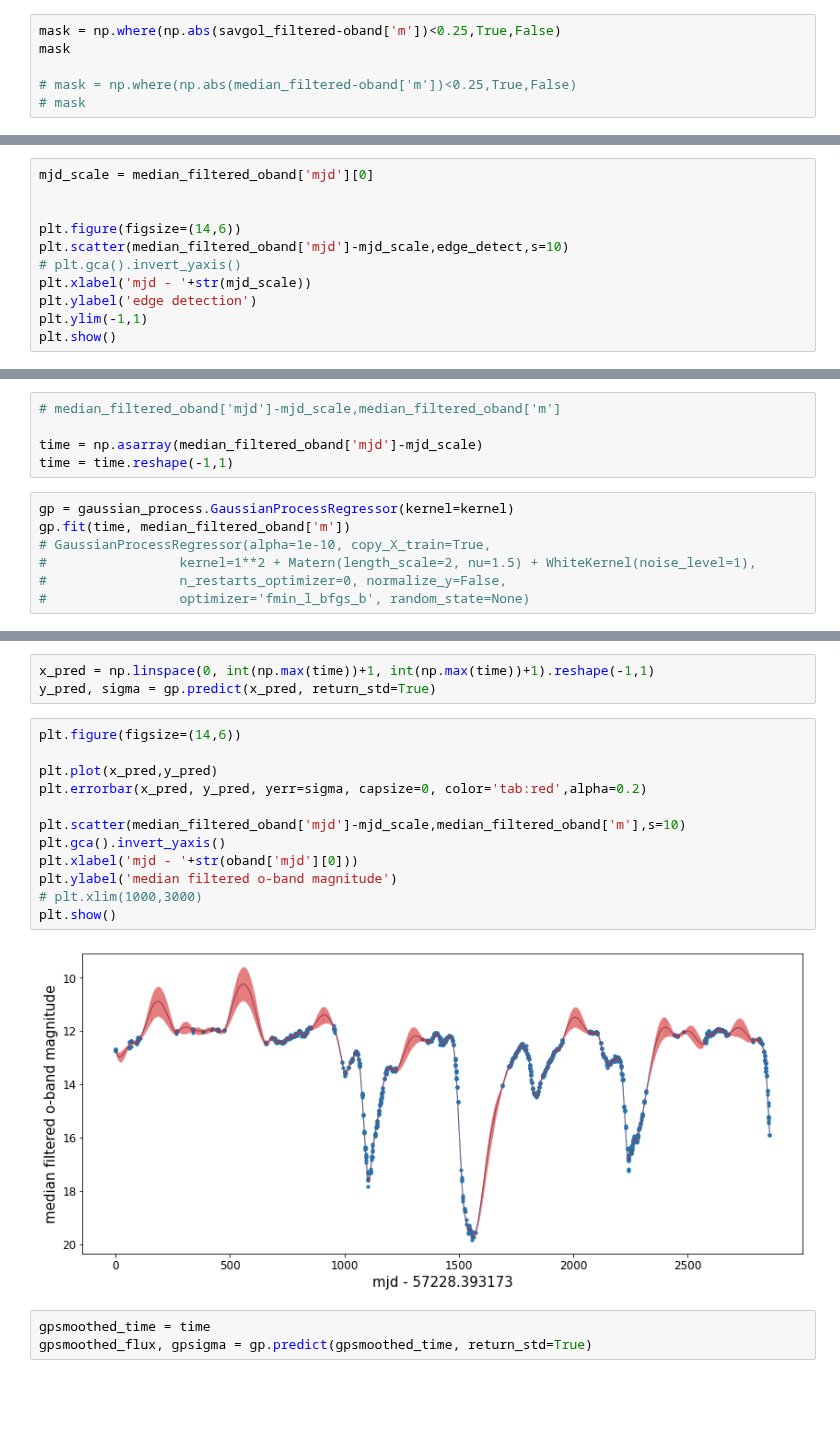
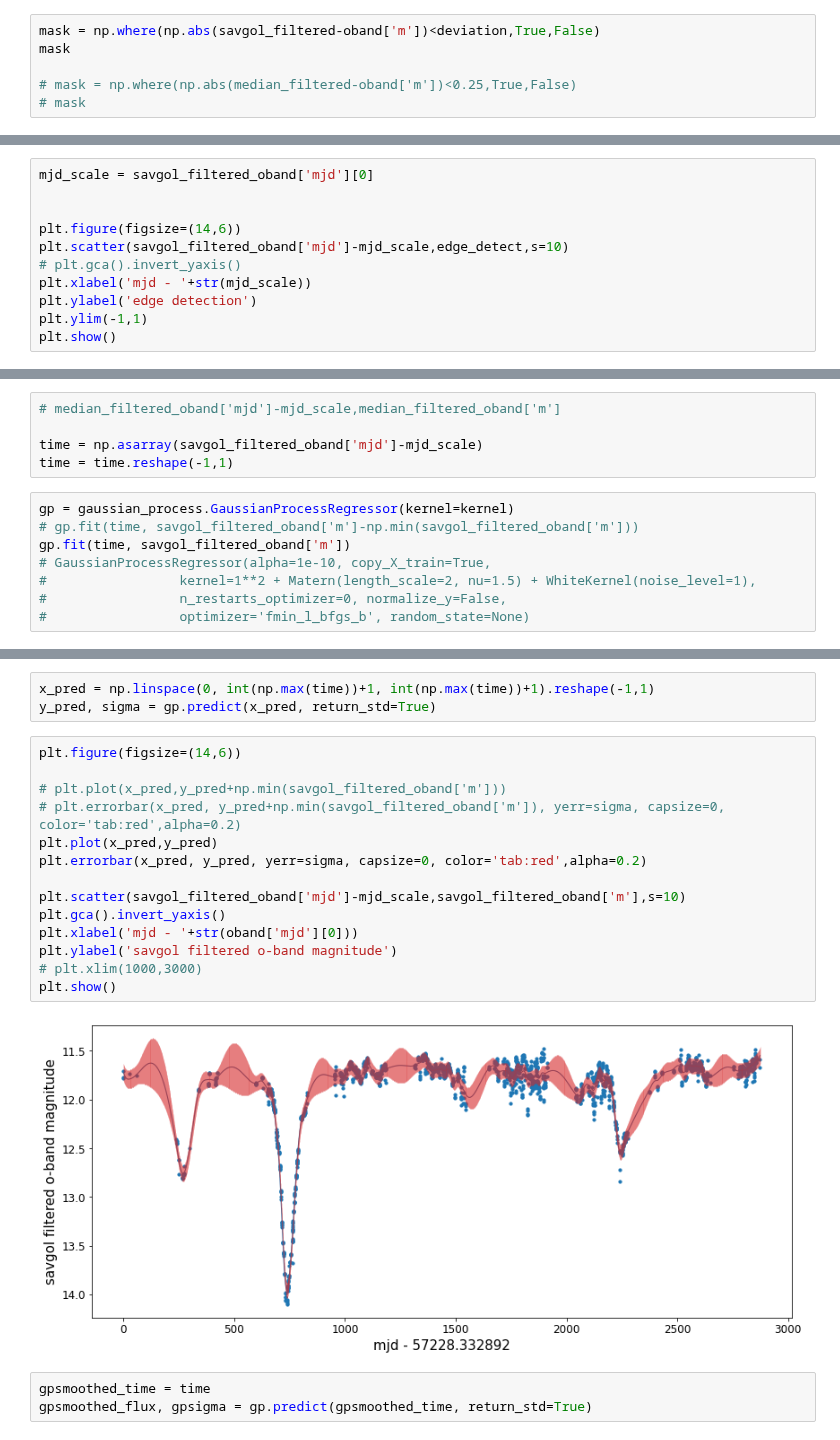
Before and after one commit to courtcraw/Notebooks, a Jupyter notebook: decline_detection.ipynb, the cells around one changed output, grey strips where cells are left out. Saved outputs shown, nothing was run; the diff lists cells and outputs as text; blank space fills up the shorter version.

Commit message:
some decline detection cleanup from new filtering

```diff
--- a/decline_detection.ipynb
+++ b/decline_detection.ipynb
@@ -298,5 +282,5 @@ plt.show()
 # %%
-mask = np.where(np.abs(savgol_filtered-oband['m'])<0.25,True,False)
+mask = np.where(np.abs(savgol_filtered-oband['m'])<deviation,True,False)
 mask
 
 # mask = np.where(np.abs(median_filtered-oband['m'])<0.25,True,False)
@@ -473,9 +450,9 @@ edge_detect = sp.ndimage.convolve(median_filtered_oband['m'], [1.0, 0.0, -1.0])
 # %%
-mjd_scale = median_filtered_oband['mjd'][0]
+mjd_scale = savgol_filtered_oband['mjd'][0]
 
 
 plt.figure(figsize=(14,6))
-plt.scatter(median_filtered_oband['mjd']-mjd_scale,edge_detect,s=10)
+plt.scatter(savgol_filtered_oband['mjd']-mjd_scale,edge_detect,s=10)
 # plt.gca().invert_yaxis()
 plt.xlabel('mjd - '+str(mjd_scale))
 plt.ylabel('edge detection')
@@ -562,11 +541,12 @@ kernel = Matern(length_scale=3, nu=3/2) + WhiteKernel(noise_level=1) #+ Constant
 # %%
 # median_filtered_oband['mjd']-mjd_scale,median_filtered_oband['m']
 
-time = np.asarray(median_filtered_oband['mjd']-mjd_scale)
+time = np.asarray(savgol_filtered_oband['mjd']-mjd_scale)
 time = time.reshape(-1,1)
 # %%
 gp = gaussian_process.GaussianProcessRegressor(kernel=kernel)
-gp.fit(time, median_filtered_oband['m'])
+# gp.fit(time, savgol_filtered_oband['m']-np.min(savgol_filtered_oband['m']))
+gp.fit(time, savgol_filtered_oband['m'])
 # GaussianProcessRegressor(alpha=1e-10, copy_X_train=True,
 #                 kernel=1**2 + Matern(length_scale=2, nu=1.5) + WhiteKernel(noise_level=1),
 #                 n_restarts_optimizer=0, normalize_y=False,
@@ -587,17 +567,19 @@ y_pred, sigma = gp.predict(x_pred, return_std=True)
 # %%
 plt.figure(figsize=(14,6))
 
+# plt.plot(x_pred,y_pred+np.min(savgol_filtered_oband['m']))
+# plt.errorbar(x_pred, y_pred+np.min(savgol_filtered_oband['m']), yerr=sigma, capsize=0, color='tab:red',alpha=0.2)
 plt.plot(x_pred,y_pred)
 plt.errorbar(x_pred, y_pred, yerr=sigma, capsize=0, color='tab:red',alpha=0.2)
 
-plt.scatter(median_filtered_oband['mjd']-mjd_scale,median_filtered_oband['m'],s=10)
+plt.scatter(savgol_filtered_oband['mjd']-mjd_scale,savgol_filtered_oband['m'],s=10)
 plt.gca().invert_yaxis()
 plt.xlabel('mjd - '+str(oband['mjd'][0]))
-plt.ylabel('median filtered o-band magnitude')
+plt.ylabel('savgol filtered o-band magnitude')
 # plt.xlim(1000,3000)
 plt.show()
 # %% [output]
-[figure, old version]
+[figure, new version]
 # %%
 gpsmoothed_time = time
 gpsmoothed_flux, gpsigma = gp.predict(gpsmoothed_time, return_std=True)
```
Also changed, not shown: parts of 46 cells of this notebook.
